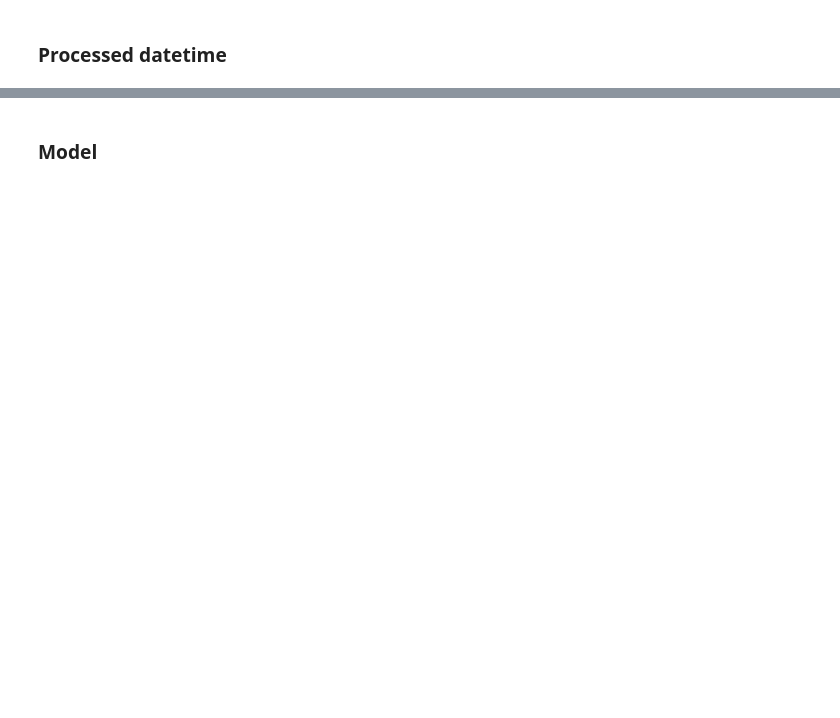
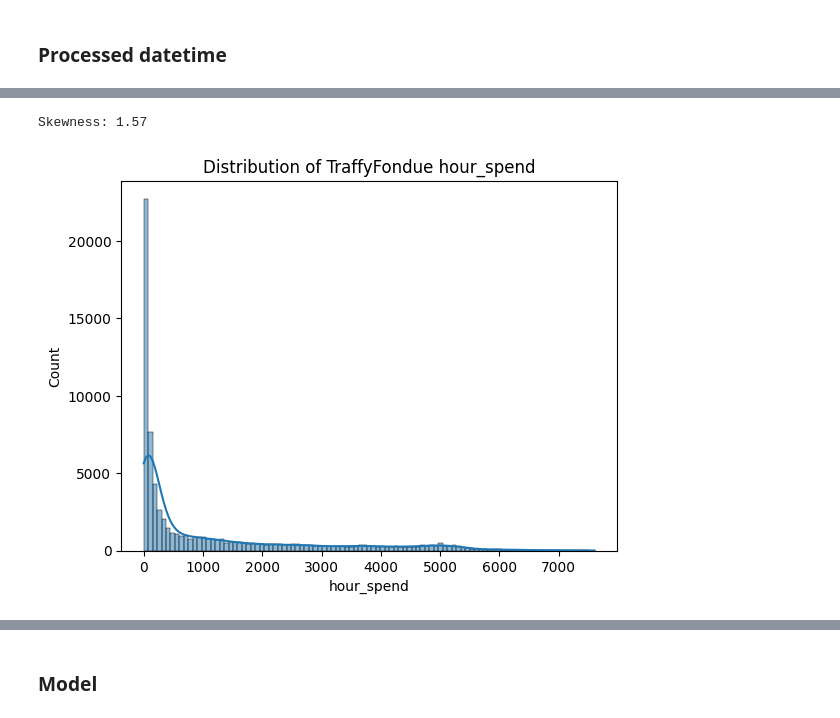
Before and after one commit to data-science-project-imaginary-data/Hour_spend_prediction, a Jupyter notebook: Traffyfondue_analysis.ipynb, the cells around one changed output, grey strips where cells are left out. Cells and saved outputs as stored; diff of their text form; code cells hidden in the pictures; blank space fills up the shorter version.

```diff
--- a/Traffyfondue_analysis.ipynb
+++ b/Traffyfondue_analysis.ipynb
@@ -280,0 +272,6 @@ X_train.shape, X_test.shape
+# %%
+sns.histplot(cleaned_df['hour_spend'], kde=True).set_title("Distribution of TraffyFondue hour_spend")
+print("Skewness: %.2f"%(cleaned_df['hour_spend'].skew()))
+# %% [output]
+Skewness: 1.57
+[figure, added]
```
Also changed, not shown: parts of 89 cells of this notebook.
